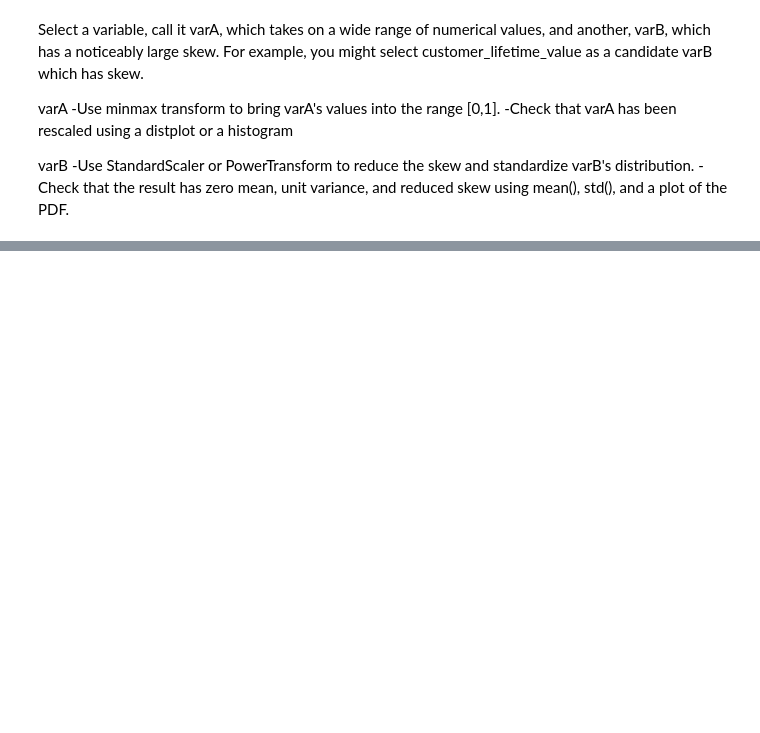
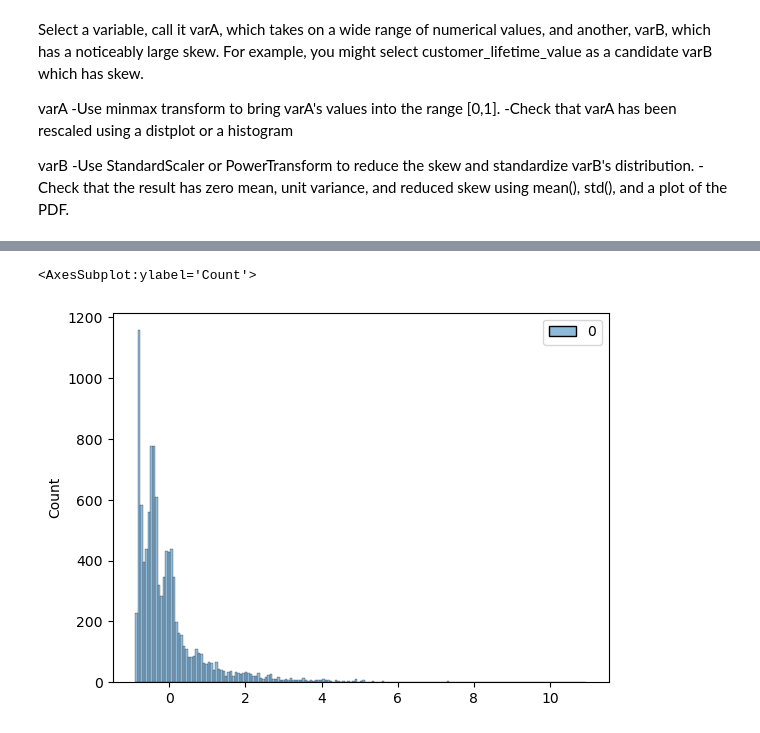
Before and after one commit to dablancog/Angelica_Ironhack_Labs, a Jupyter notebook: Week_4/Angelica_Week4_Lab_Data_Transformation.ipynb, the cells around one changed output, grey strips where cells are left out. Cells and saved outputs as stored; diff of their text form; code cells hidden in the pictures; blank space fills up the shorter version.

```diff
--- a/Week_4/Angelica_Week4_Lab_Data_Transformation.ipynb
+++ b/Week_4/Angelica_Week4_Lab_Data_Transformation.ipynb
@@ -253,6 +305,11 @@ sns.histplot(numericals.income)
 # %%
 from sklearn.preprocessing import StandardScaler
-numericals[['customer_lifetime_value']] = StandardScaler().fit_transform(numericals[['customer_lifetime_value']])
-sns.histplot(numericals.customer_lifetime_value)
+scaler_std = StandardScaler()
+varB_2d = varB.values.reshape(-1,1)
+varB_scaled_std = scaler_std.fit_transform(varB_2d)
+sns.histplot(varB_scaled_std)
+# %% [output]
+<AxesSubplot:ylabel='Count'>
+[figure, added]
 # %%
 from sklearn.preprocessing import PowerTransformer
```
Also changed, not shown: parts of 16 cells of this notebook, 1 other file.
